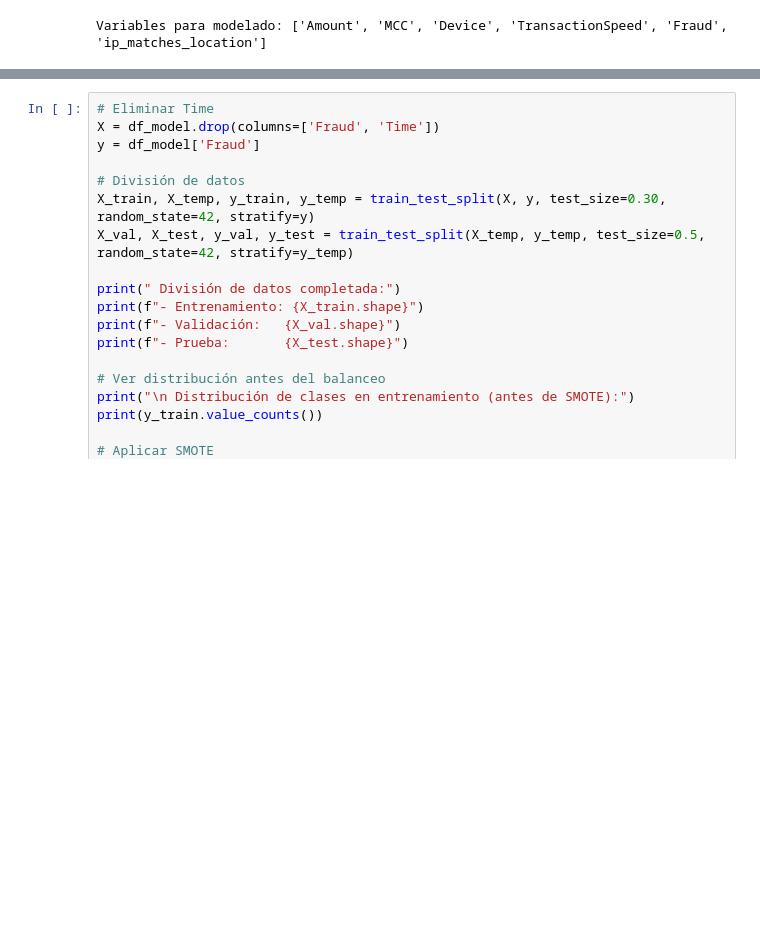
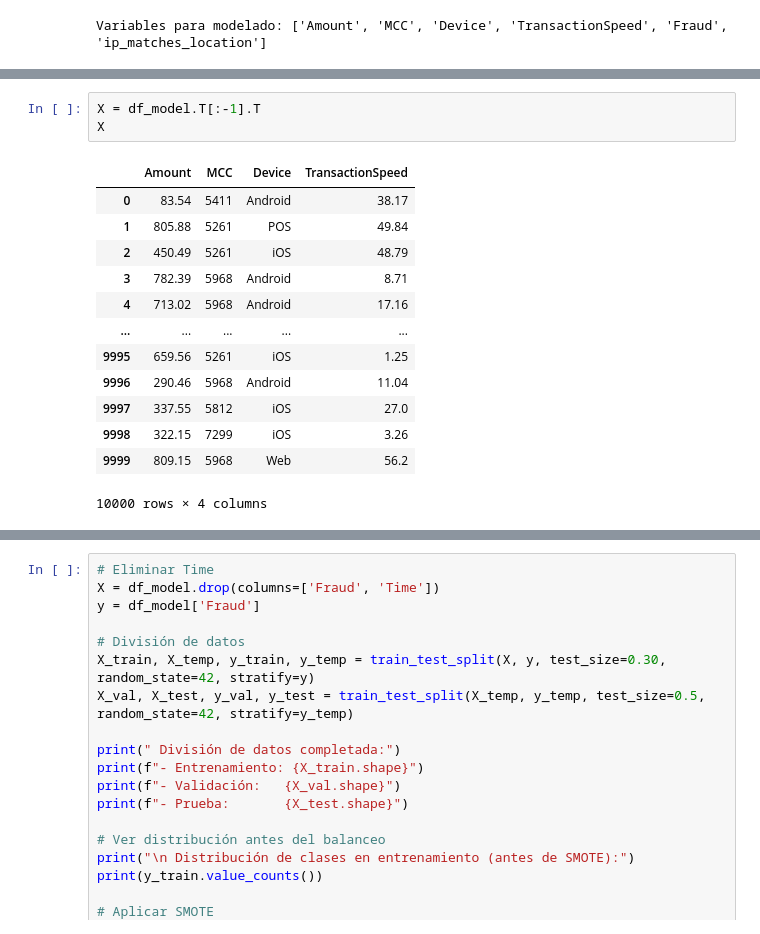
Before and after one commit to Zerovolt0V/MachineLearning_Cripto, a Jupyter notebook: TP_MachineLearning copy.ipynb, the cells around one changed output, grey strips where cells are left out. Cells and saved outputs as stored; diff of their text form; blank space fills up the shorter version.

```diff
--- a/TP_MachineLearning copy.ipynb
+++ b/TP_MachineLearning copy.ipynb
@@ -513,0 +502,17 @@ X.head()
+# %%
+X = df_model.T[:-1].T
+X
+# %% [output]
+|  | Amount | MCC | Device | TransactionSpeed |
+| 0 | 83.54 | 5411 | Android | 38.17 |
+| 1 | 805.88 | 5261 | POS | 49.84 |
+| 2 | 450.49 | 5261 | iOS | 48.79 |
+| 3 | 782.39 | 5968 | Android | 8.71 |
+| 4 | 713.02 | 5968 | Android | 17.16 |
+| ... | ... | ... | ... | ... |
+| 9995 | 659.56 | 5261 | iOS | 1.25 |
+| 9996 | 290.46 | 5968 | Android | 11.04 |
+| 9997 | 337.55 | 5812 | iOS | 27.0 |
+| 9998 | 322.15 | 7299 | iOS | 3.26 |
+| 9999 | 809.15 | 5968 | Web | 56.2 |
+10000 rows × 4 columns
```
Also changed, not shown: parts of 14 cells of this notebook, 2 other files.
